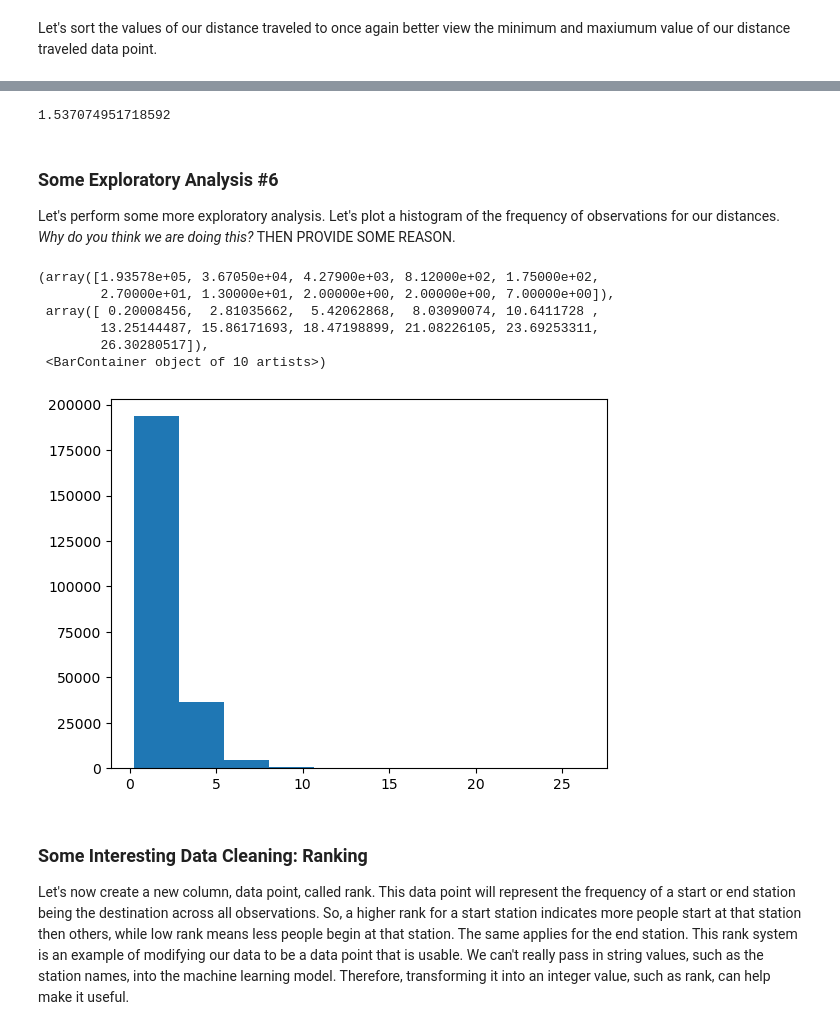
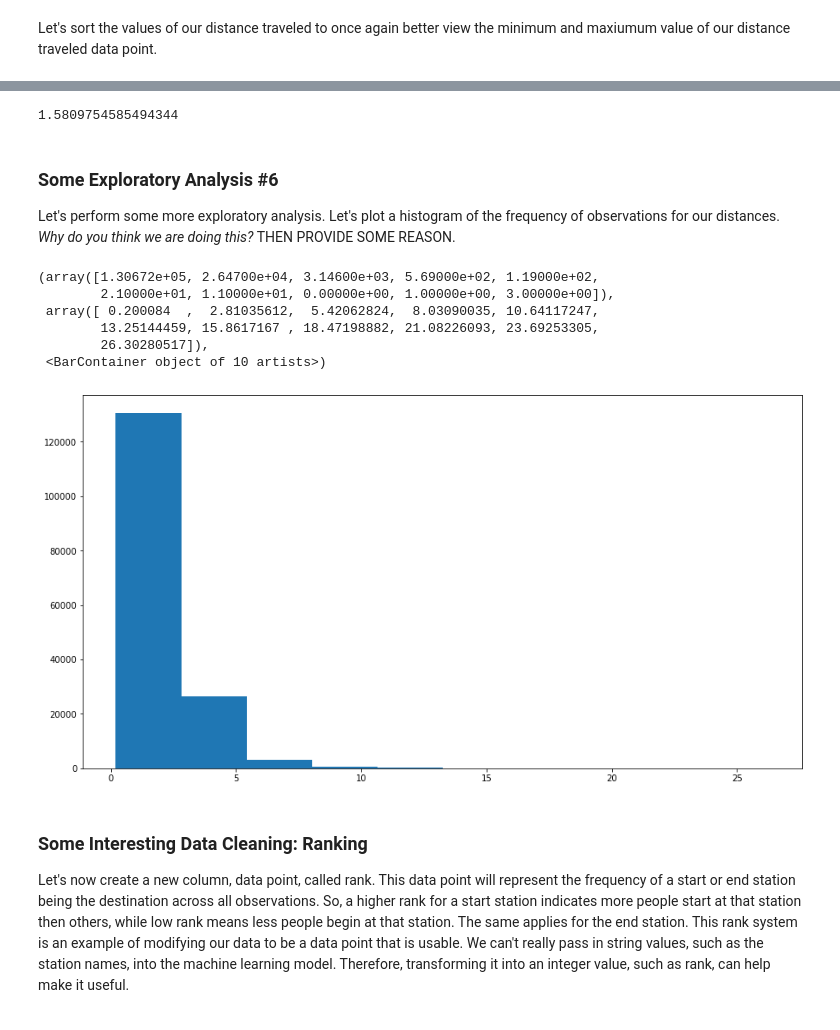
Before and after one commit to abachhu/city-bike-planning, a Jupyter notebook: city-bike-planning-updated.ipynb, the cells around one changed output, grey strips where cells are left out. Cells and saved outputs as stored; diff of their text form; code cells hidden in the pictures.

```diff
--- a/city-bike-planning-updated.ipynb
+++ b/city-bike-planning-updated.ipynb
@@ -262,0 +270,5 @@ ValueError: could not convert string to float: 'electric_bike'
+# %%
+classic_bike_sample = df[df["rideable_type"] == "classic_bike"].sample(n=electric_bike_count, random_state=42)
+
+# Concatenate the electric bike sample and the sampled classic bikes to create the balanced DataFrame
+balanced_df = pd.concat([electric_bike_sample, classic_bike_sample])
@@ -263,2 +287,4 @@ ValueError: could not convert string to float: 'electric_bike'
+# %%
+df = balanced_df
 # %% [markdown]
 ### One Hot Encoding
@@ -339,5 +362,8 @@ Name: count, Length: 764, dtype: int64
 # %% [markdown]
 Let's calculate another new data point. In this case, we are calculating average speed, as we believe this may be another metric which could give us valuable insight into our goal. **WHAT IS OUR GOAL?**
+# %%
+# Calculate the time duration of the trip in minutes
+df["time_duration"] = (df["ended_at"] - df["started_at"]).astype('timedelta64[m]')
 # %%
 # Calculate new column average speed
 df["average_speed"] = df["distance_km"] / df["time_duration"] * 60
@@ -591,4 +653,4 @@ filtered_df.head()
 # Calculate median of distance column
 filtered_df["distance_km"].median()
 # %% [output]
-1.537074951718592
+1.5809754585494344
@@ -597,15 +661,16 @@ filtered_df["distance_km"].median()
 Let's perform some more exploratory analysis. Let's plot a histogram of the frequency of observations for our distances. *Why do you think we are doing this?* THEN PROVIDE SOME REASON.
 # %%
 # Create histogram for distances
+plt.figure(figsize=(15,8))
 plt.hist(filtered_df["distance_km"])
 # %% [output]
-(array([1.93578e+05, 3.67050e+04, 4.27900e+03, 8.12000e+02, 1.75000e+02,
-        2.70000e+01, 1.30000e+01, 2.00000e+00, 2.00000e+00, 7.00000e+00]),
- array([ 0.20008456,  2.81035662,  5.42062868,  8.03090074, 10.6411728 ,
-        13.25144487, 15.86171693, 18.47198899, 21.08226105, 23.69253311,
+(array([1.30672e+05, 2.64700e+04, 3.14600e+03, 5.69000e+02, 1.19000e+02,
+        2.10000e+01, 1.10000e+01, 0.00000e+00, 1.00000e+00, 3.00000e+00]),
+ array([ 0.200084  ,  2.81035612,  5.42062824,  8.03090035, 10.64117247,
+        13.25144459, 15.8617167 , 18.47198882, 21.08226093, 23.69253305,
         26.30280517]),
  <BarContainer object of 10 artists>)
-[figure, old version]
+[figure, new version]
 # %% [markdown]
 ### Some Interesting Data Cleaning: Ranking
 Let's now create a new column, data point, called rank. This data point will represent the frequency of a start or end station being the destination across all observations. So, a higher rank for a start station indicates more people start at that station then others, while low rank means less people begin at that station. The same applies for the end station. This rank system is an example of modifying our data to be a data point that is usable. We can't really pass in string values, such as the station names, into the machine learning model. Therefore, transforming it into an integer value, such as rank, can help make it useful.
```
Also changed, not shown: parts of 75 cells of this notebook.
